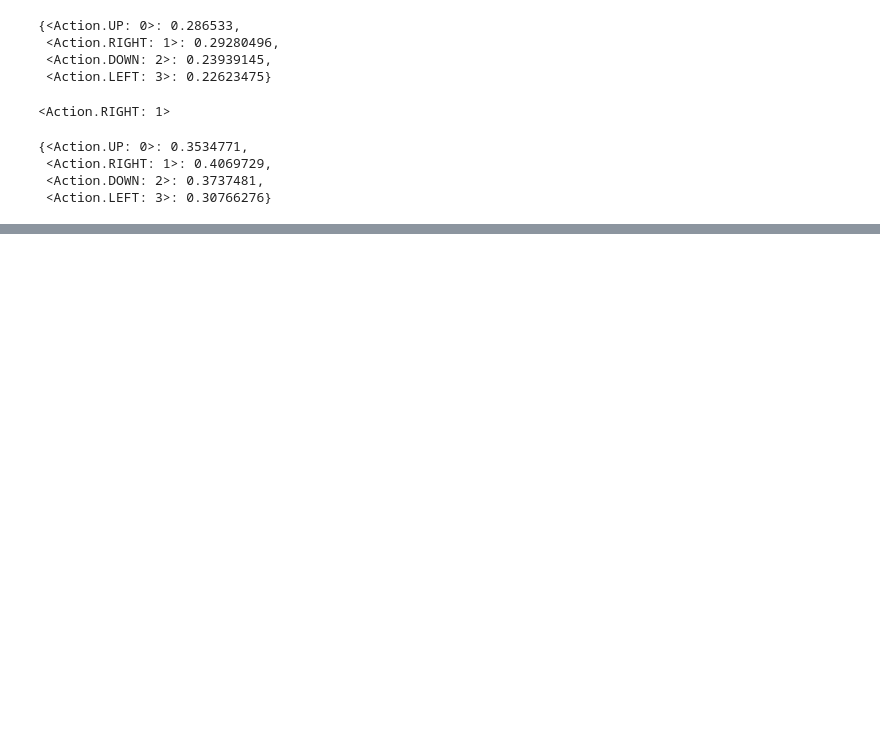
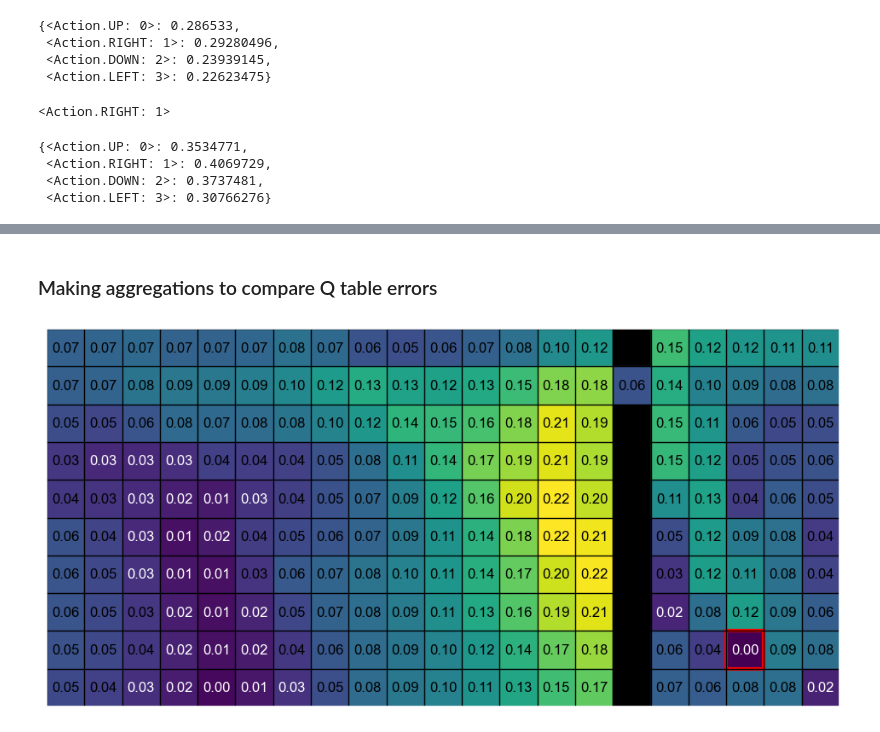
Before and after one commit to mariusdgm/phd-research, a Jupyter notebook: experiments/dqn/check_Q_errors.ipynb, the cells around one changed output, grey strips where cells are left out. Cells and saved outputs as stored; diff of their text form; code cells hidden in the pictures; blank space fills up the shorter version.

Commit message:
aggregating q error from experiment

```diff
--- a/experiments/dqn/check_Q_errors.ipynb
+++ b/experiments/dqn/check_Q_errors.ipynb
@@ -384,0 +401,80 @@ V_model[1, 1]
+# %% [markdown]
+### Making aggregations to compare Q table errors
+# %%
+def compute_q_errors(optimal_q, network_q):
+    """
+    Compute the absolute error between the optimal Q-values and the network-generated Q-values.
+
+    Args:
+    optimal_q (dict): A dictionary of optimal Q-values.
+    network_q (dict): A dictionary of network-generated Q-values.
+
+    Returns:
+    dict: A dictionary of absolute errors for each state-action pair.
+    """
+    errors = {}
+
+    for state in optimal_q:
+        errors[state] = {}
+        for action in optimal_q[state]:
+            if state in network_q and action in network_q[state]:
+                errors[state][action] = abs(optimal_q[state][action] - network_q[state][action])
+            else:
+                errors[state][action] = float('inf')  # Assign a high error if the action/state pair is missing
+
+    return errors
+
+def aggregate_state_errors(q_errors):
+    """
+    Aggregate the absolute errors to get the sum for each state.
+
+    Args:
+    q_errors (dict): A dictionary of absolute errors for each state-action pair.
+
+    Returns:
+    dict: A dictionary of aggregated errors for each state.
+    """
+    state_errors = {}
+
+    for state, actions in q_errors.items():
+        state_errors[state] = sum(actions.values())
+
+    return state_errors
+
+def aggregate_total_errors(q_errors):
+    """
+    Aggregate the absolute errors to get the total sum over all states.
+
+    Args:
+    q_errors (dict): A dictionary of absolute errors for each state-action pair.
+
+    Returns:
+    float: The total sum of errors over all states.
+    """
+    total_error = sum(state_errors.values())
+
+    return total_error
+
+q_errors = compute_q_errors(optimal_value_function, q_table_model)
+
+
+state_errors = aggregate_state_errors(q_errors)
+state_errors
+
+for key in env.terminal_states:
+    state_errors[key] = 0
+
+total_error = aggregate_total_errors(state_errors)
+total_error
+
+draw_simple_gridworld(
+    grid_shape,
+    walls,
+    state_errors,
+    env.terminal_states,
+    policy=None,
+    enable_heatmap=True,
+    figsize=(12, 7)
+)
+# %% [output]
+[figure, added]
```
Also changed, not shown: parts of 10 cells of this notebook, 4 other files.
